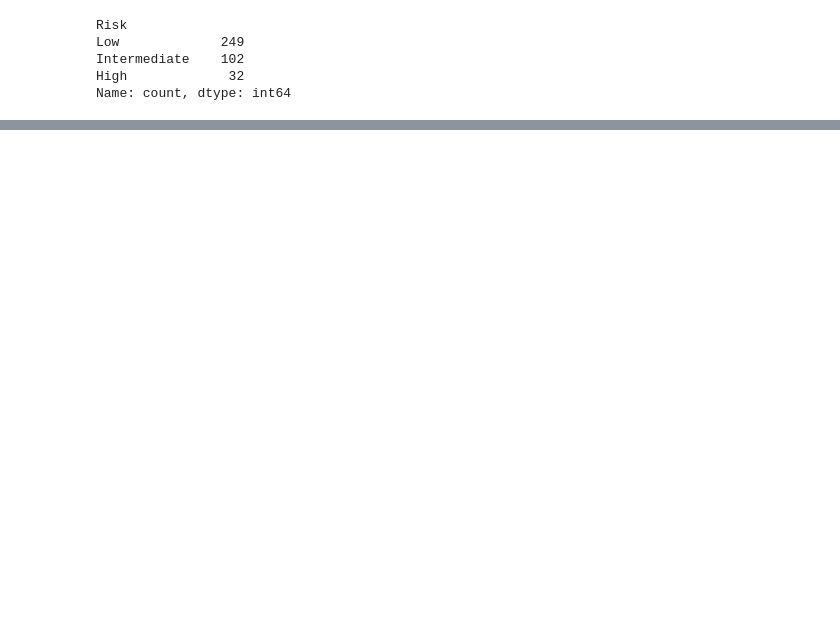
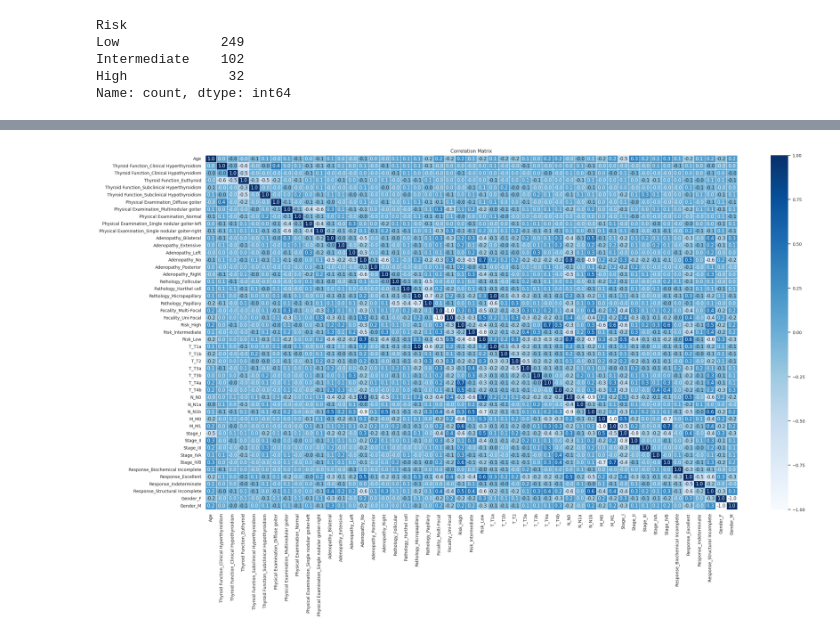
Before and after one commit to Meyyaou/pythondaily, a Jupyter notebook: STEP3-Visualisation/AnalysisDataProject.ipynb, the cells around one changed output, grey strips where cells are left out. Drawn from its saved outputs; the diff is of its cells as text; code cells hidden in the pictures; blank space fills up the shorter version.

```diff
--- a/STEP3-Visualisation/AnalysisDataProject.ipynb
+++ b/STEP3-Visualisation/AnalysisDataProject.ipynb
@@ -106,0 +88,5 @@ Name: count, dtype: int64
+# %%
+#to encode qualitive cols we use get_dummies which converts categorical data into dummy or indicator variables.
+#Thyroid Function Physical Examination Adenopathy Pathology Focality Risk T N M Stage Response Gender
+df = pd.get_dummies(data=df, columns=['Thyroid Function', 'Physical Examination', 'Adenopathy', 'Pathology','Focality', 'Risk', 'T', 'N', 'M', 'Stage', 'Response', 'Gender'])
+#df.info()
@@ -106,0 +111,14 @@ Name: count, dtype: int64
+# %%
+variables = [col for col in df.columns if df[col].dtype in [int, float, bool]]
+# %%
+#step5: verif correlation w/spearman car var ordinales
+sns.set(font_scale=0.9)
+df_heat=df[variables]
+corr= df_heat.corr(method='spearman')
+fig=plt.figure(figsize=(28,15))
+sns.heatmap(data=corr, annot=True,fmt='.1f', cmap='Blues', center=0, square=False, linewidths=.5)
+plt.title('Correlation Matrix')
+fig.savefig('heatmap_correlation.png')
+plt.show()
+# %% [output]
+[figure, added]
```
Also changed, not shown: parts of 16 cells of this notebook.
